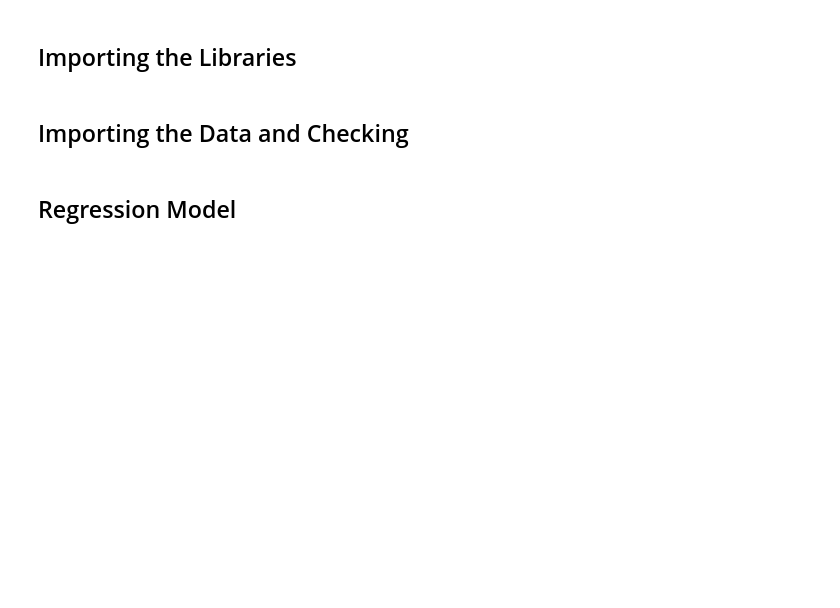
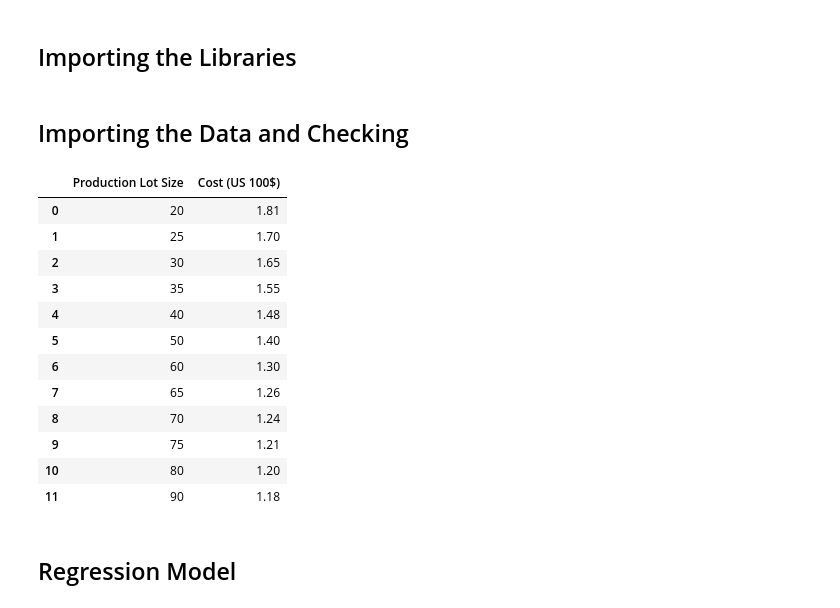
Before and after one commit to jtsang02/MANU-465, a Jupyter notebook: Practice Examples/04 Airplane Sidewalls/Airplane Sidewall Panels Template.ipynb, the cells around one changed output. Saved outputs shown, nothing was run; the diff lists cells and outputs as text; code cells hidden in the pictures; blank space fills up the shorter version.

```diff
--- a/Practice Examples/04 Airplane Sidewalls/Airplane Sidewall Panels Template.ipynb
+++ b/Practice Examples/04 Airplane Sidewalls/Airplane Sidewall Panels Template.ipynb
@@ -21,3 +19,19 @@ y = dataset.iloc[:, -1].values
+# %%
+dataset
+# %% [output]
+|  | Production Lot Size | Cost (US 100$) |
+| 0 | 20 | 1.81 |
+| 1 | 25 | 1.70 |
+| 2 | 30 | 1.65 |
+| 3 | 35 | 1.55 |
+| 4 | 40 | 1.48 |
+| 5 | 50 | 1.40 |
+| 6 | 60 | 1.30 |
+| 7 | 65 | 1.26 |
+| 8 | 70 | 1.24 |
+| 9 | 75 | 1.21 |
+| 10 | 80 | 1.20 |
+| 11 | 90 | 1.18 |
 # %% [markdown]
 ## Regression Model
 # %% [markdown]
```
Also changed, not shown: parts of 6 cells of this notebook, 2 other files.
